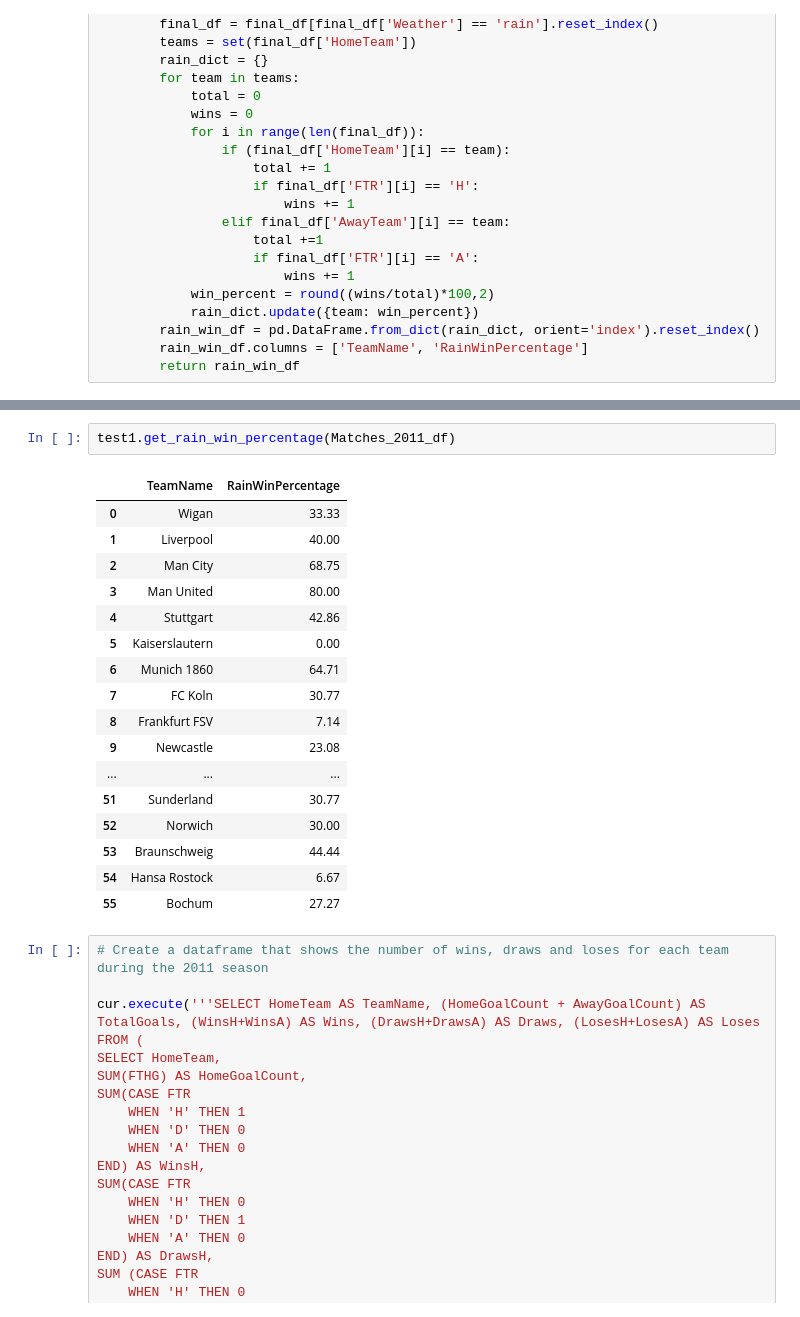
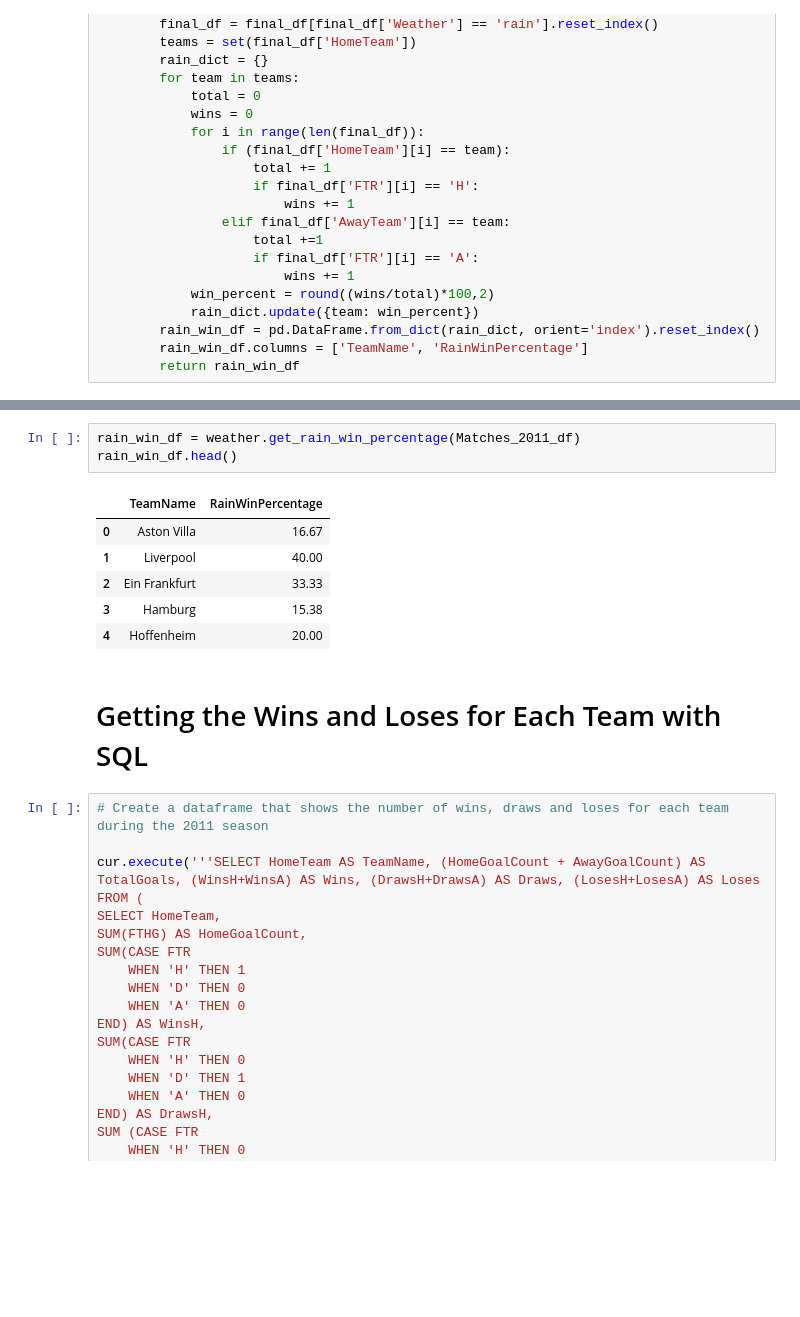
Before and after one commit to erikajane/Soccer_in_the_Rain, a Jupyter notebook: OOP Work.ipynb, the cells around one changed output, grey strips where cells are left out. Drawn from its saved outputs; the diff is of its cells as text; blank space fills up the shorter version.

```diff
--- a/OOP Work.ipynb
+++ b/OOP Work.ipynb
@@ -168,23 +157,15 @@ test1.get_weather_for_all_days(Matches_2011_df.Date.unique())
-# %%
-test1.get_rain_win_percentage(Matches_2011_df)
-# %% [output]
-|  | TeamName | RainWinPercentage |
-| 0 | Wigan | 33.33 |
-| 1 | Liverpool | 40.00 |
-| 2 | Man City | 68.75 |
-| 3 | Man United | 80.00 |
-| 4 | Stuttgart | 42.86 |
-| 5 | Kaiserslautern | 0.00 |
-| 6 | Munich 1860 | 64.71 |
-| 7 | FC Koln | 30.77 |
-| 8 | Frankfurt FSV | 7.14 |
-| 9 | Newcastle | 23.08 |
-| ... | ... | ... |
-| 51 | Sunderland | 30.77 |
-| 52 | Norwich | 30.00 |
-| 53 | Braunschweig | 44.44 |
-| 54 | Hansa Rostock | 6.67 |
-| 55 | Bochum | 27.27 |
+# %%
+rain_win_df = weather.get_rain_win_percentage(Matches_2011_df)
+rain_win_df.head()
+# %% [output]
+|  | TeamName | RainWinPercentage |
+| 0 | Aston Villa | 16.67 |
+| 1 | Liverpool | 40.00 |
+| 2 | Ein Frankfurt | 33.33 |
+| 3 | Hamburg | 15.38 |
+| 4 | Hoffenheim | 20.00 |
+# %% [markdown]
+# Getting the Wins and Loses for Each Team with SQL
 # %%
 # Create a dataframe that shows the number of wins, draws and loses for each team during the 2011 season
 
```
Also changed, not shown: parts of 21 cells of this notebook, 3 other files.
